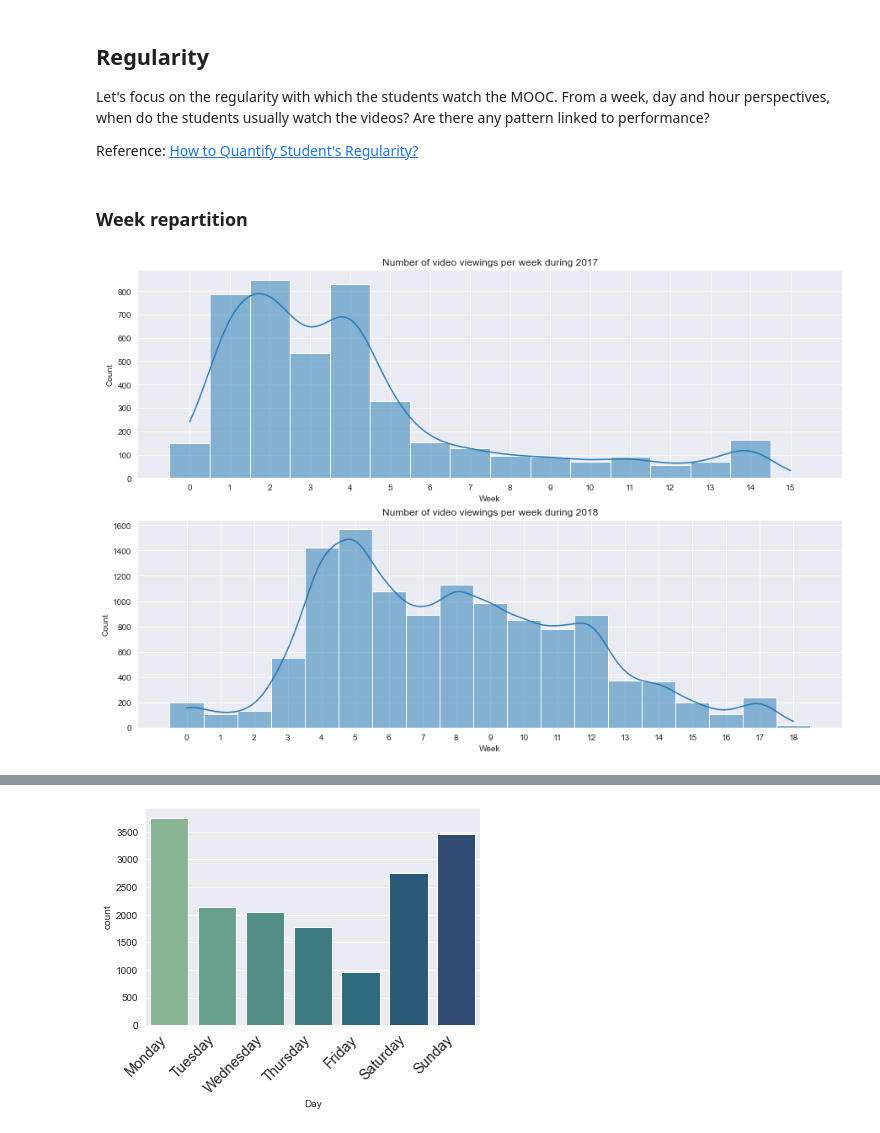
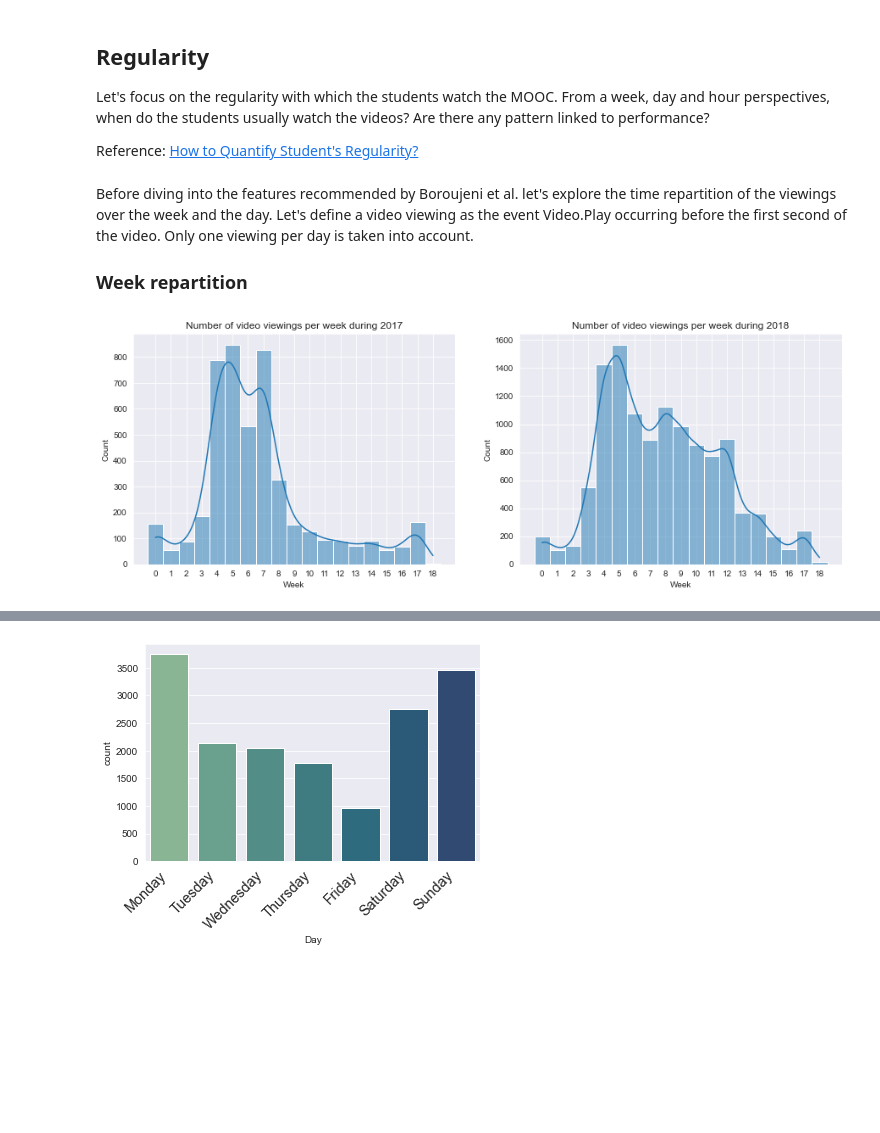
Before and after one commit to epfl-ml4ed/flipped-classroom, a Jupyter notebook: Notebook/EDA Linear Algebra MOOC.ipynb, the cells around one changed output, grey strips where cells are left out. Saved outputs shown, nothing was run; the diff lists cells and outputs as text; code cells hidden in the pictures; blank space fills up the shorter version.

```diff
--- a/Notebook/EDA Linear Algebra MOOC.ipynb
+++ b/Notebook/EDA Linear Algebra MOOC.ipynb
@@ -196,7 +196,7 @@ df = queryDB(query, ["AccountUserID", "VideoID", "DataPackageID", "TimeStamp"])
 # %%
 fig, axes = plt.subplots(nrows=1, ncols=2, figsize=(15,5))
 
-for i in range(0,2):
+for i in range(2):
     year = '2017_T3' if i == 0 else '2018'
     video_df = df[df["DataPackageID"] == 'EPFL-AlgebreLineaire-{}'.format(year)][['AccountUserID', 'VideoID']].drop_duplicates()
     hist = video_df.groupby('AccountUserID').count().plot(ax=axes[i], kind='hist', bins=[0, 20, 40, 60, 80, 100, 120, 140], rwidth=0.8, title="How many videos did each student watch in {}?".format(year))
@@ -341,8 +341,24 @@ AND CurrentTime < 1
 GROUP BY AccountUserID, VideoID, Day
 """.format(COURSES_ID)
 df = queryDB(query, ["AccountUserID", "VideoID", "Day", "Hour"])
-# %% [markdown]
-### Week repartition
+# %% [markdown]
+Before diving into the features recommended by Boroujeni et al. let's explore the time repartition of the viewings over the week and the day. Let's define a video viewing as the event Video.Play occurring before the first second of the video. Only one viewing per day is taken into account.
+
+### Week repartition
+# %%
+MOOC = {
+    '2017':{
+        'start_date': '2017-09-18',
+        'end_date':  '2018-01-28',
+        'exam_date': '2018-01-22',
+        'weekly_video_count': [2,3,2,2,4,3,2,3,3,1,2,2,2,3],
+        'mooc_weeks': 14 #Number of weeks where videos have been published, different from end_date - start_date
+    },
+    '2018':{
+        'start_date': '2018-09-17',
+        'end_date': '2019-01-28',
+    }
+}
 # %%
 # Converts a date string to a datetim object
 def string_to_datetime(ts):
@@ -372,15 +388,14 @@ def processYear(series, start_date, end_date):
     series = series.apply(datetime_to_week)
     return order_week(series,start_date)
 # %%
-fig, axes = plt.subplots(nrows=2, ncols=1, figsize=(15,10))
+fig, axes = plt.subplots(nrows=1, ncols=2, figsize=(15,5))
 
-for i in range(0,2):
-    start_date = '2017-10-12' if(i == 0) else '2018-09-17'
-    end_date = '2018-01-28' if(i==0) else '2019-01-28'
+for i in range(2):
+    year = '2017' if(i==0) else '2018'
     course_df = df[['Day','AccountUserID']].copy()
-    course_df['Week'] = processYear(course_df['Day'], start_date, end_date)
+    course_df['Week'] = processYear(course_df['Day'], MOOC[year]['start_date'],  MOOC[year]['end_date'])
     course_df = course_df.dropna().sort_values(by="Day");
-    chart = sns.histplot(ax=axes[i], data=course_df,x="Week", kde=True, palette="crest");
-    chart.set_title("Number of video viewings per week during "+('2017' if(i==0) else '2018'))
+    chart = sns.histplot(ax=axes[i], data=course_df,x="Week", kde=True);
+    chart.set_title("Number of video viewings per week during "+year)
 # %% [output]
-[figure, old version]
+[figure, new version]
```
Also changed, not shown: parts of 4 cells of this notebook, 5 other files.
